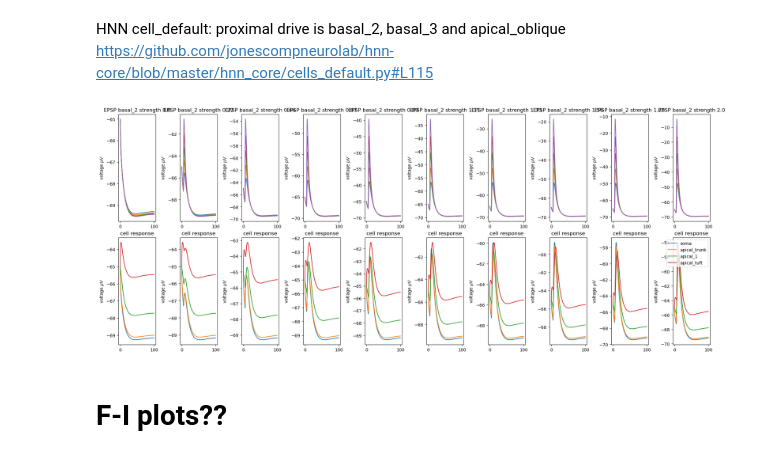
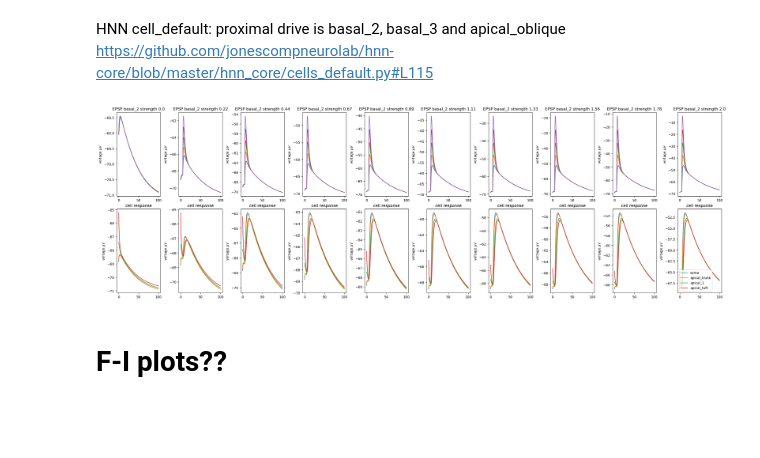
Before and after one commit to jonescompneurolab/hnn-tuning, a Jupyter notebook: new_cells_dev/cells/l23_handtune.ipynb, the cells around one changed output. Drawn from its saved outputs; the diff is of its cells as text; code cells hidden in the pictures; blank space fills up the shorter version.

```diff
--- a/new_cells_dev/cells/l23_handtune.ipynb
+++ b/new_cells_dev/cells/l23_handtune.ipynb
@@ -531,3 +550,16 @@ Text(0.5, 1.0, 'calcium concentration (mM)')
+# %%
+pks, properties = find_peaks(dend_voltg.as_numpy(), height=-40, prominence=5, width=5)
+properties
+
+prop_ca_spikes = {}
+prop_ca_spikes['num_spikes'] = len(pks)
+prop_ca_spikes['peak_heights'] = (min(properties['peak_heights']), max(properties['peak_heights']))
+prop_ca_spikes['prominences'] = (min(properties['prominences']), max(properties['prominences']))
+prop_ca_spikes['widths'] = (min(properties['widths']), max(properties['widths']))
+
+import pickle
+with open(os.path.join(figpth, 'l23_ca_spike.pkl'), 'wb') as f:
+    pickle.dump(prop_ca_spikes, f)
 # %%
 # rheobase
 from scipy.signal import find_peaks
@@ -576,19 +608,6 @@ l2pyr= Cell(sections, cell_tree, cell_type='L5_pyramidal', gid=0)
 l2pyr.build()
 l2pyr = mech_class.add_mechs(l2pyr, iascone_model_params)
 
-# critical freq
-num_pulse = 3
-stim = h.IClamp(l2pyr._nrn_sections['soma'](0.5))
-stim.delay = 5
-stim.dur = 1000
-stim.amp = a*2
-v = h.Vector().record(l2pyr._nrn_sections['soma'](0.5)._ref_v)
-
-h.celsius = 37
-h.finitialize()
-h.continuerun(200 * ms)
-ax[1].plot(t,v)
-twice_rheo_peak = np.max(v.as_numpy())
 
 fig.savefig(figpth+'rheobase.png')
 # %% [output]
@@ -635,35 +650,35 @@ def epsp_sim(sections, cell_tree, epsp_strength = 1):
     t = h.Vector().record(h._ref_t)
 
     l_stim = 100
-    h.celsius = 34
-    h.finitialize(-65 * mV)
+    h.celsius = 37
+    h.finitialize()
     h.continuerun(l_stim * ms)
 
     return segments, voltg_basal, voltg_apical, t
 # %%
-fig, ax = plt.subplots(2,10,figsize=(20,8), constrained_layout=True)
+fig, ax = plt.subplots(2,10,figsize=(26,8), constrained_layout=True)
 
 
 for a, epsp_strength in enumerate(np.linspace(0,2,10)):
     segments, voltg_basal, voltg_apical, t = epsp_sim(sections, cell_tree, epsp_strength)
 
     for i,v in enumerate(voltg_basal):
         ax[0, a].plot(t,v, label=str(segments[i]))
 
     ax[0, a].set_title(f'EPSP basal_2 strength {str(np.round(epsp_strength,2))}')
     ax[0, a].set_ylabel('voltage $\mu V$')
 
     for i,v in enumerate(voltg_apical):
         ax[1, a].plot(t,v, label=section_names[i])
     #ax[1, a].plot(t,voltg_soma, label=section_names[i])
     ax[1, a].set_title('cell response')
     ax[1, a].set_ylabel('voltage $\mu V$')
 
 ax[1,-1].legend()
 
 fig.savefig(figpth+'basal_dendrites_epsps.png')
 # %% [output]
-[figure, old version]
+[figure, new version]
 # %% [markdown]
 # F-I plots??
 # %% [markdown]
```
Also changed, not shown: parts of 13 cells of this notebook, 16 other files.
